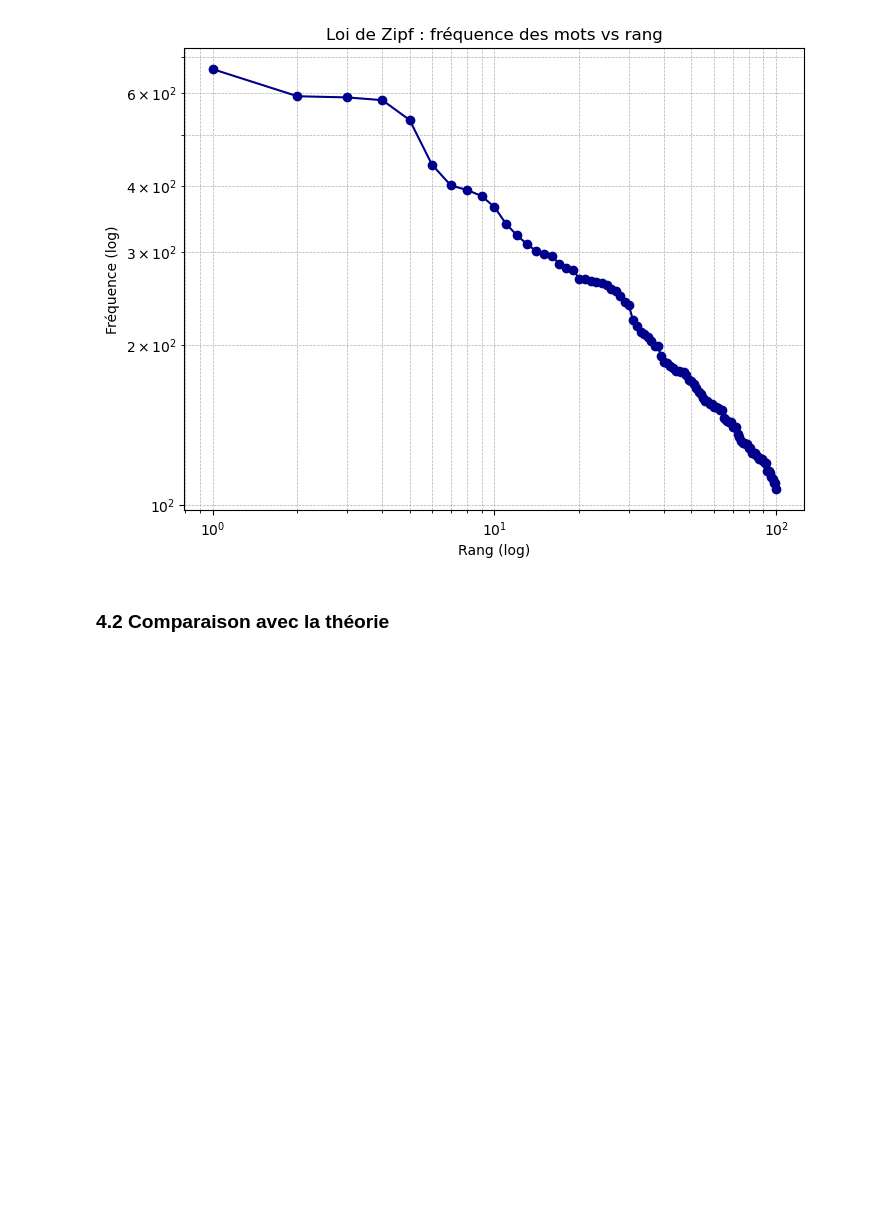
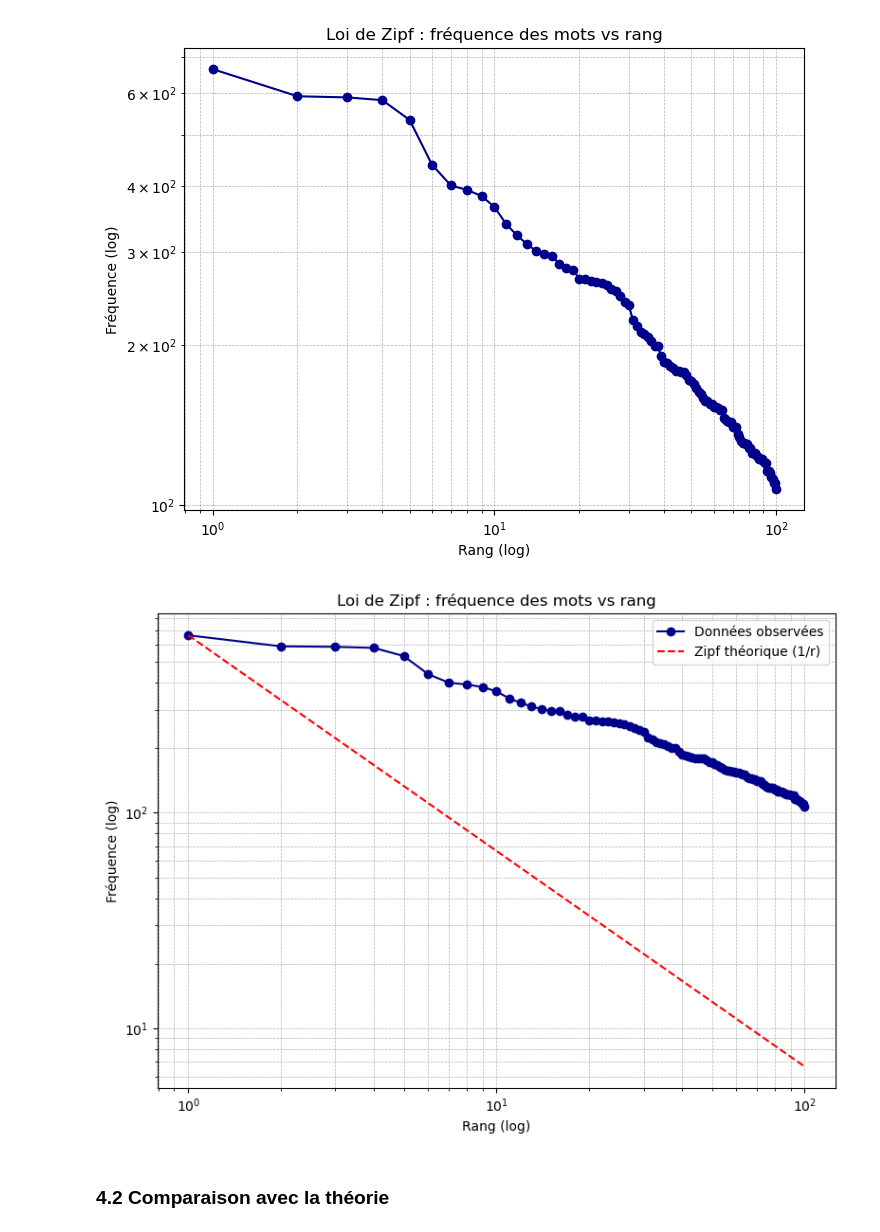
Before and after one commit to safarherrad/zipf-law-project, a Jupyter notebook: notebooks/01_zipf_analysis.ipynb, the cells around one changed output. Drawn from its saved outputs; the diff is of its cells as text; code cells hidden in the pictures; blank space fills up the shorter version.

```diff
--- a/notebooks/01_zipf_analysis.ipynb
+++ b/notebooks/01_zipf_analysis.ipynb
@@ -141,5 +141,37 @@ plt.grid(True, which="both", ls="--", linewidth=0.5)
 plt.show()
 # %% [output]
 [figure]
+# %%
+import matplotlib.pyplot as plt
+import numpy as np
+
+# Extraire les fréquences uniquement
+frequences = [freq for mot, freq in mots_freq]
+rangs = np.arange(1, len(frequences) + 1)
+
+# Calcul de la courbe théorique : f(r) ~ 1/r
+zipf_theorique = [frequences[0] / r for r in rangs]  # normalisée sur le mot le plus fréquent
+
+# Tracé log-log
+plt.figure(figsize=(8, 6))
+
+# Courbe empirique (bleu)
+plt.plot(rangs, frequences, marker='o', linestyle='-', color='darkblue', label="Données observées")
+
+# Courbe théorique (rouge)
+plt.plot(rangs, zipf_theorique, linestyle='--', color='red', label="Zipf théorique (1/r)")
+
+# Mise en forme
+plt.xscale('log')
+plt.yscale('log')
+plt.title("Loi de Zipf : fréquence des mots vs rang")
+plt.xlabel("Rang (log)")
+plt.ylabel("Fréquence (log)")
+plt.grid(True, which="both", ls="--", linewidth=0.5)
+plt.legend()
+plt.tight_layout()
+plt.show()
+# %% [output]
+[figure, added]
 # %% [markdown]
 ### 4.2 Comparaison avec la théorie
```
Also changed, not shown: parts of 3 cells of this notebook, 8 other files.
